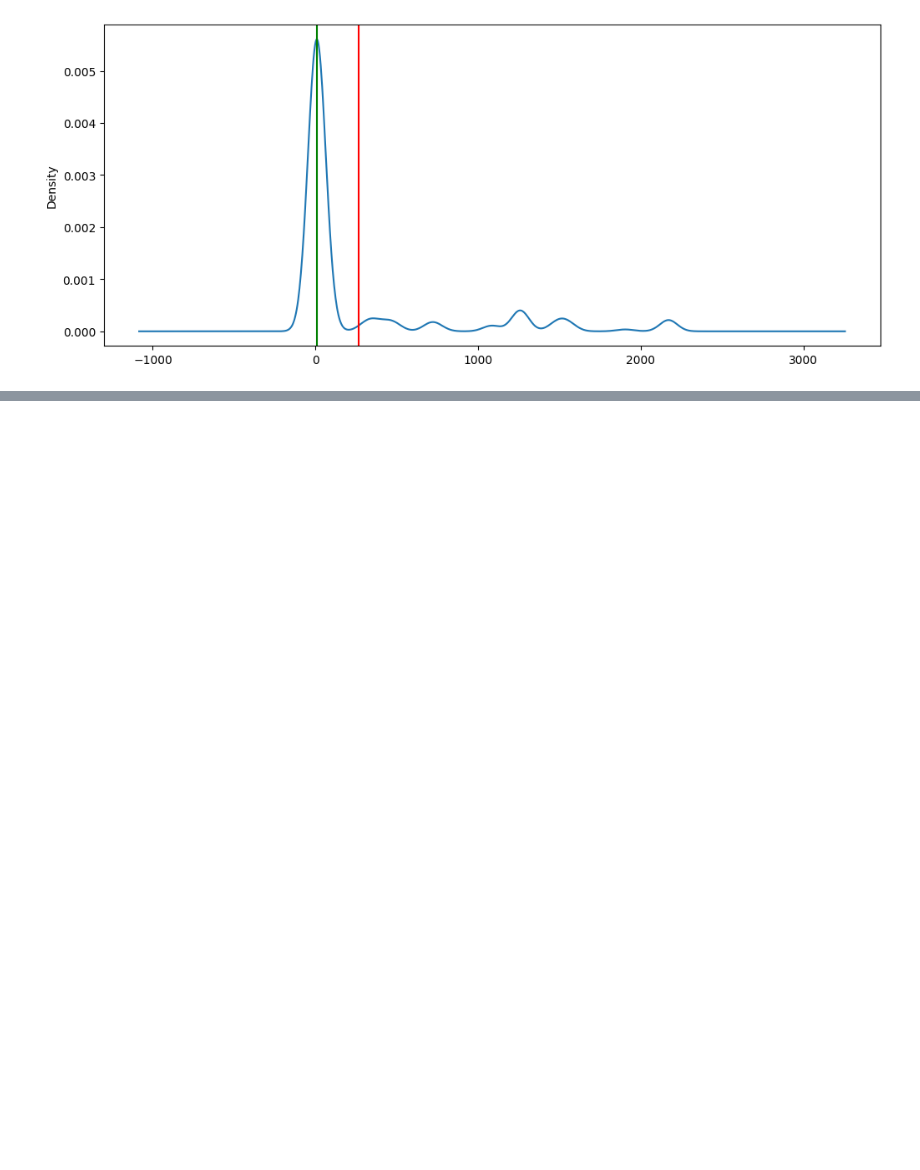
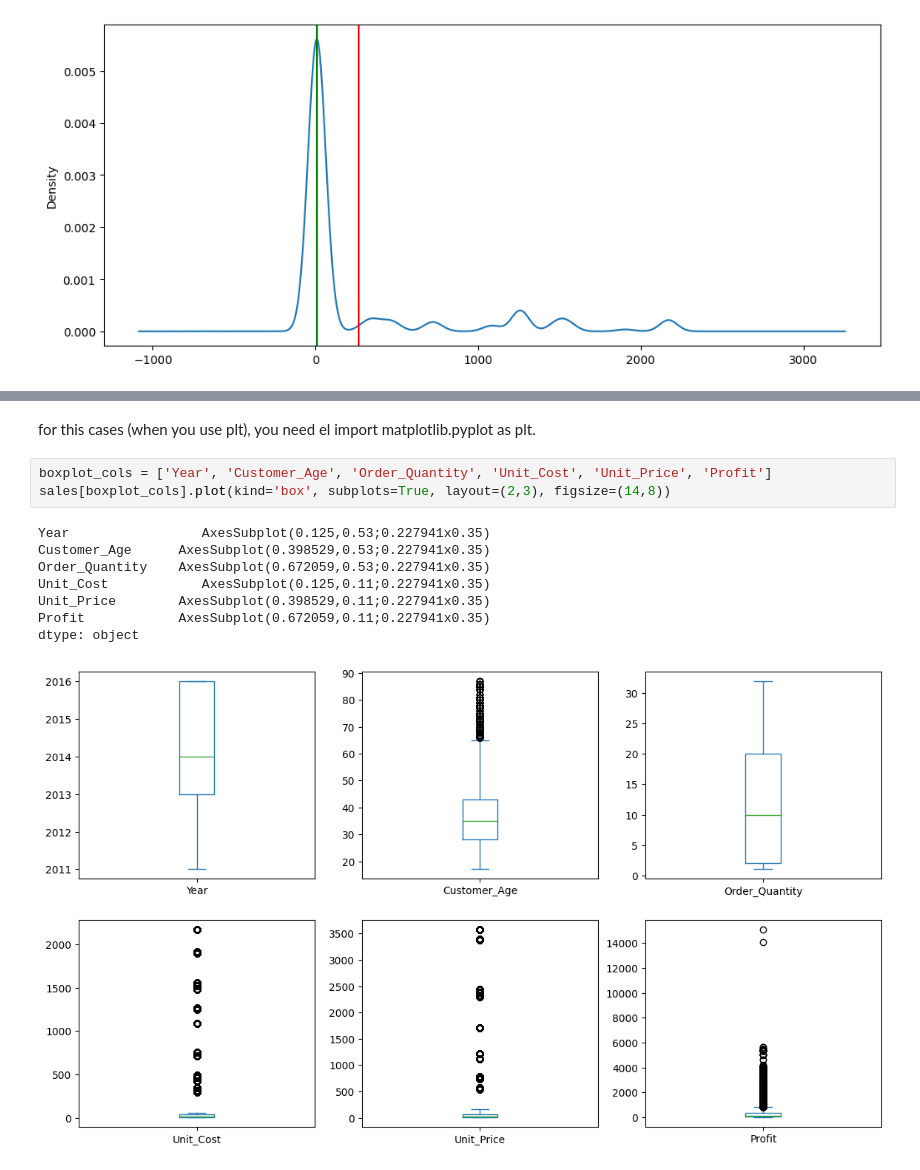
Before and after one commit to jmonti-gh/DataAnalysis_Py, a Jupyter notebook: da00_03/example_a.ipynb, the cells around one changed output, grey strips where cells are left out. Cells and saved outputs as stored; diff of their text form; blank space fills up the shorter version.

```diff
--- a/da00_03/example_a.ipynb
+++ b/da00_03/example_a.ipynb
@@ -118,0 +158,14 @@ ax.axvline(sales['Unit_Cost'].median(), color='green')
+# %% [markdown]
+for this cases (when you use plt), you need el import matplotlib.pyplot as plt.
+# %%
+boxplot_cols = ['Year', 'Customer_Age', 'Order_Quantity', 'Unit_Cost', 'Unit_Price', 'Profit']
+sales[boxplot_cols].plot(kind='box', subplots=True, layout=(2,3), figsize=(14,8))
+# %% [output]
+Year                 AxesSubplot(0.125,0.53;0.227941x0.35)
+Customer_Age      AxesSubplot(0.398529,0.53;0.227941x0.35)
+Order_Quantity    AxesSubplot(0.672059,0.53;0.227941x0.35)
+Unit_Cost            AxesSubplot(0.125,0.11;0.227941x0.35)
+Unit_Price        AxesSubplot(0.398529,0.11;0.227941x0.35)
+Profit            AxesSubplot(0.672059,0.11;0.227941x0.35)
+dtype: object
+[figure, added]
```
Also changed, not shown: parts of 21 cells of this notebook.
